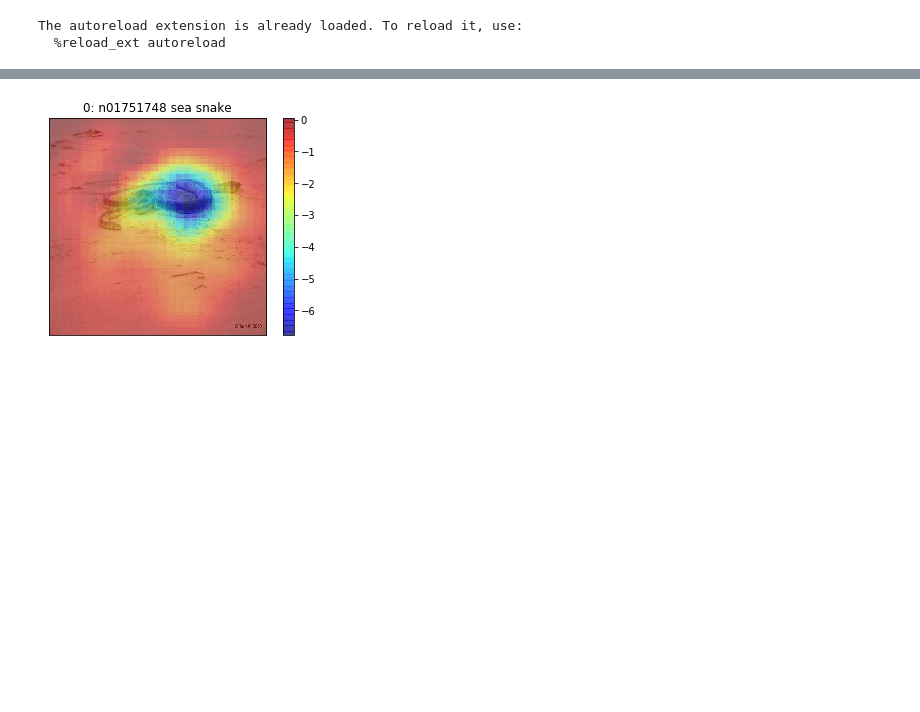
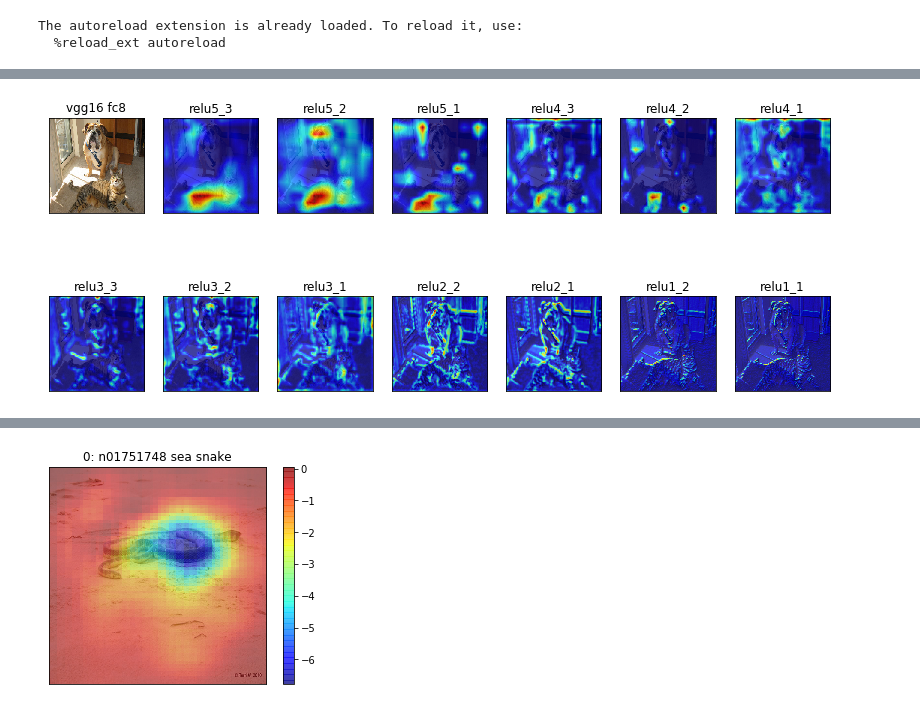
Before and after one commit to ruthcfong/perturb_explanations, a Jupyter notebook: code/caffe/python/testing_occlusion_masks.ipynb, the cells around one changed output, grey strips where cells are left out. Cells and saved outputs as stored; diff of their text form; code cells hidden in the pictures; blank space fills up the shorter version.

```diff
--- a/code/caffe/python/testing_occlusion_masks.ipynb
+++ b/code/caffe/python/testing_occlusion_masks.ipynb
@@ -67,0 +473,35 @@ transformer = get_ILSVRC_net_transformer(net)
+# %%
+path = '../../../images/COCO_train2014_000000114269.jpg'
+label = 282 # tiger cat
+img = transformer.preprocess('data', caffe.io.load_image(path))
+
+net_type = 'vgg16'
+top_name = 'fc8'
+
+if net_type == 'vgg16':
+    f, ax = plt.subplots(2,7)
+    f.set_size_inches(14,6)
+
+if net_type == 'vgg16':
+    bottom_names = ['relu5_3','relu5_2','relu5_1', 'relu4_3','relu4_2', 'relu4_1', 'relu3_3', 'relu3_2', 'relu3_1',
+                        'relu2_2', 'relu2_1','relu1_2', 'relu1_1']
+
+for i in range(len(bottom_names)+1):
+    curr_ax = ax[i/7][i%7] if net_type == 'vgg16' else ax[i]
+    curr_ax.set_xticks([])
+    curr_ax.set_yticks([])
+    curr_ax.imshow(transformer.deprocess('data', img))
+
+    if i == 0:
+        curr_ax.set_title('%s %s' % (net_type, top_name))
+        continue
+
+    bottom_name = bottom_names[i-1]
+    heatmap = doGradCAM(vgg_net, img, label, top = top_name, bottom = bottom_names[i-1])
+
+    curr_ax.imshow(heatmap, alpha = 0.75, cmap = 'jet')
+    #f.colorbar(cax)
+    curr_ax.set_title('%s' % bottom_name)
+plt.show()
+# %% [output]
+[figure, added]
```
Also changed, not shown: parts of 22 cells of this notebook, 7 other files.
